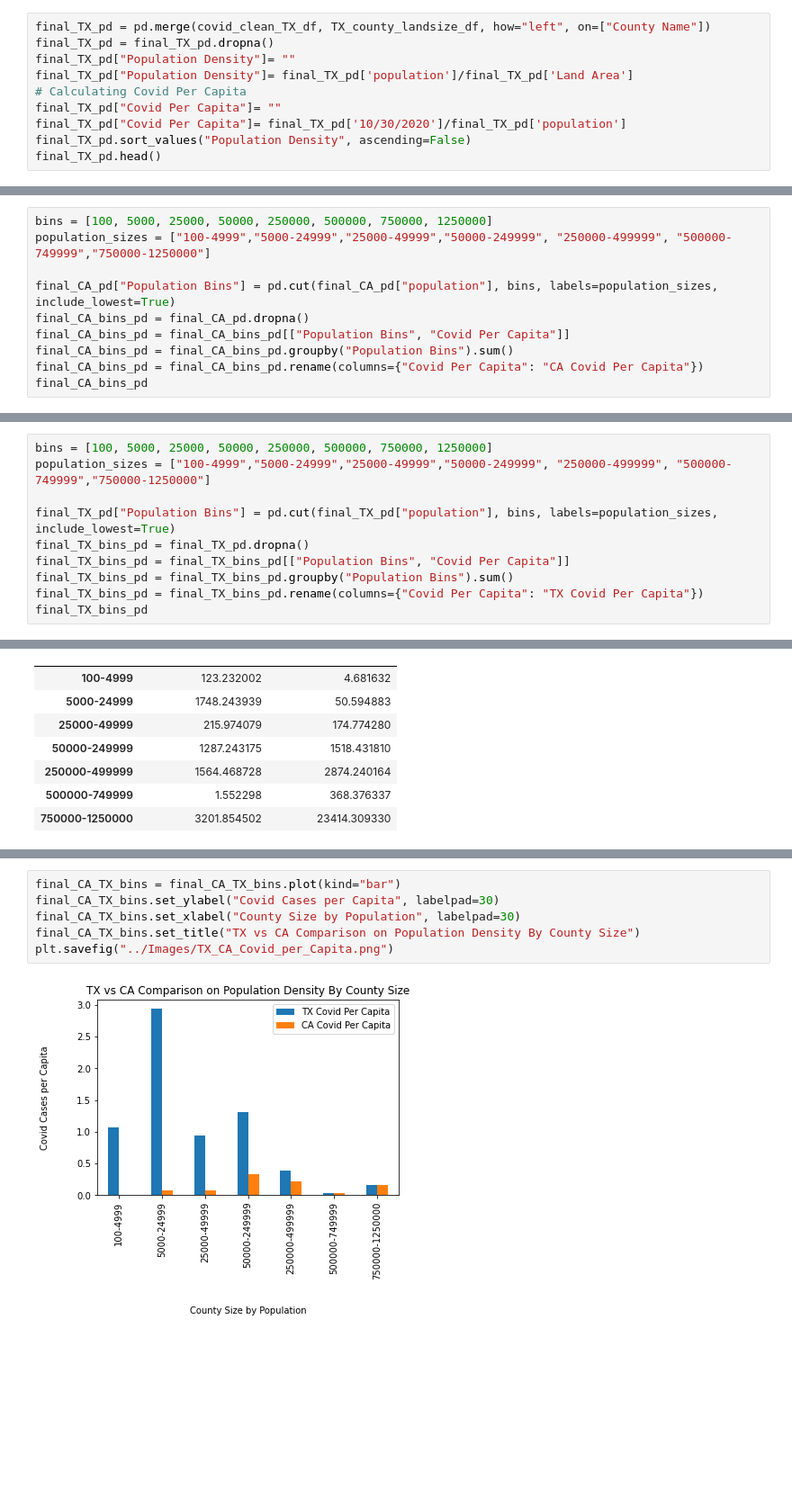
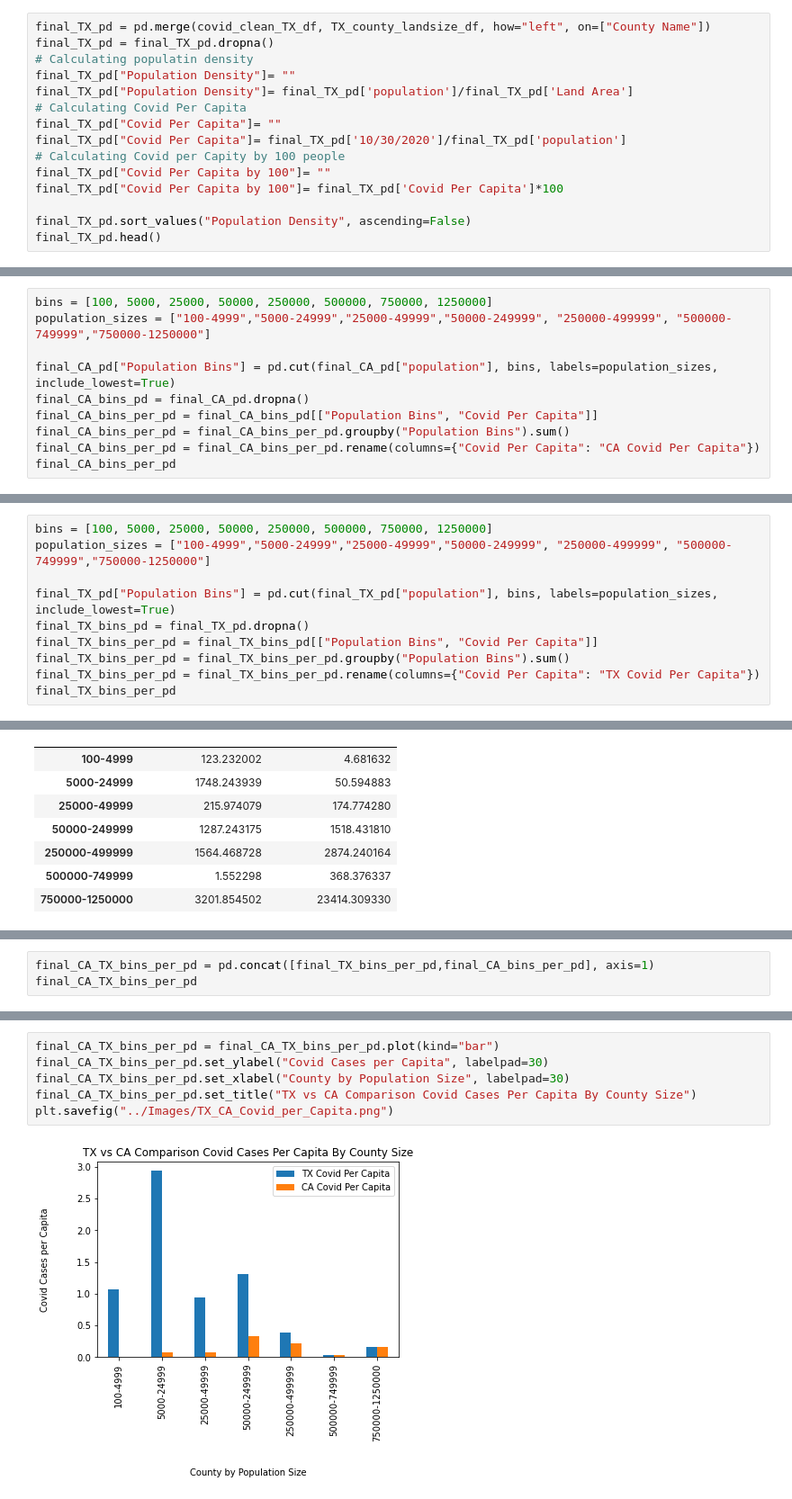
Before and after one commit to shadiaduery/bootcamp-group_project-1, a Jupyter notebook: Analysis/Population Density ScatterPlot.ipynb, the cells around one changed output, grey strips where cells are left out. Shown at 90% size. Saved outputs shown, nothing was run; the diff lists cells and outputs as text; blank space fills up the shorter version.

```diff
--- a/Analysis/Population Density ScatterPlot.ipynb
+++ b/Analysis/Population Density ScatterPlot.ipynb
@@ -105,11 +117,16 @@ final_CA_pd.head()
 # %%
 final_TX_pd = pd.merge(covid_clean_TX_df, TX_county_landsize_df, how="left", on=["County Name"])
 final_TX_pd = final_TX_pd.dropna()
+# Calculating populatin density
 final_TX_pd["Population Density"]= ""
 final_TX_pd["Population Density"]= final_TX_pd['population']/final_TX_pd['Land Area']
 # Calculating Covid Per Capita
 final_TX_pd["Covid Per Capita"]= ""
 final_TX_pd["Covid Per Capita"]= final_TX_pd['10/30/2020']/final_TX_pd['population']
+# Calculating Covid per Capity by 100 people
+final_TX_pd["Covid Per Capita by 100"]= ""
+final_TX_pd["Covid Per Capita by 100"]= final_TX_pd['Covid Per Capita']*100
+
 final_TX_pd.sort_values("Population Density", ascending=False)
 final_TX_pd.head()
 # %% [output]
@@ -167,10 +193,10 @@ population_sizes = ["100-4999","5000-24999","25000-49999","50000-249999", "25000
 
 final_CA_pd["Population Bins"] = pd.cut(final_CA_pd["population"], bins, labels=population_sizes, include_lowest=True)
 final_CA_bins_pd = final_CA_pd.dropna()
-final_CA_bins_pd = final_CA_bins_pd[["Population Bins", "Covid Per Capita"]]
-final_CA_bins_pd = final_CA_bins_pd.groupby("Population Bins").sum()
-final_CA_bins_pd = final_CA_bins_pd.rename(columns={"Covid Per Capita": "CA Covid Per Capita"})
-final_CA_bins_pd
+final_CA_bins_per_pd = final_CA_bins_pd[["Population Bins", "Covid Per Capita"]]
+final_CA_bins_per_pd = final_CA_bins_per_pd.groupby("Population Bins").sum()
+final_CA_bins_per_pd = final_CA_bins_per_pd.rename(columns={"Covid Per Capita": "CA Covid Per Capita"})
+final_CA_bins_per_pd
 # %% [output]
 |  | CA Covid Per Capita |
 | Population Bins |  |
@@ -207,10 +253,10 @@ population_sizes = ["100-4999","5000-24999","25000-49999","50000-249999", "25000
 
 final_TX_pd["Population Bins"] = pd.cut(final_TX_pd["population"], bins, labels=population_sizes, include_lowest=True)
 final_TX_bins_pd = final_TX_pd.dropna()
-final_TX_bins_pd = final_TX_bins_pd[["Population Bins", "Covid Per Capita"]]
-final_TX_bins_pd = final_TX_bins_pd.groupby("Population Bins").sum()
-final_TX_bins_pd = final_TX_bins_pd.rename(columns={"Covid Per Capita": "TX Covid Per Capita"})
-final_TX_bins_pd
+final_TX_bins_per_pd = final_TX_bins_pd[["Population Bins", "Covid Per Capita"]]
+final_TX_bins_per_pd = final_TX_bins_per_pd.groupby("Population Bins").sum()
+final_TX_bins_per_pd = final_TX_bins_per_pd.rename(columns={"Covid Per Capita": "TX Covid Per Capita"})
+final_TX_bins_per_pd
 # %% [output]
 |  | TX Covid Per Capita |
 | Population Bins |  |
@@ -269,0 +336,3 @@ final_CA_TX_bins
+# %%
+final_CA_TX_bins_per_pd = pd.concat([final_TX_bins_per_pd,final_CA_bins_per_pd], axis=1)
+final_CA_TX_bins_per_pd
@@ -270,9 +357,9 @@ final_CA_TX_bins
 # %%
-final_CA_TX_bins = final_CA_TX_bins.plot(kind="bar")
-final_CA_TX_bins.set_ylabel("Covid Cases per Capita", labelpad=30)
-final_CA_TX_bins.set_xlabel("County Size by Population", labelpad=30)
-final_CA_TX_bins.set_title("TX vs CA Comparison on Population Density By County Size")
+final_CA_TX_bins_per_pd = final_CA_TX_bins_per_pd.plot(kind="bar")
+final_CA_TX_bins_per_pd.set_ylabel("Covid Cases per Capita", labelpad=30)
+final_CA_TX_bins_per_pd.set_xlabel("County by Population Size", labelpad=30)
+final_CA_TX_bins_per_pd.set_title("TX vs CA Comparison Covid Cases Per Capita By County Size")
 plt.savefig("../Images/TX_CA_Covid_per_Capita.png")
 # %% [output]
-[figure, old version]
+[figure, new version]
 # %%
```
Also changed, not shown: parts of 14 cells of this notebook, 4 other files.
